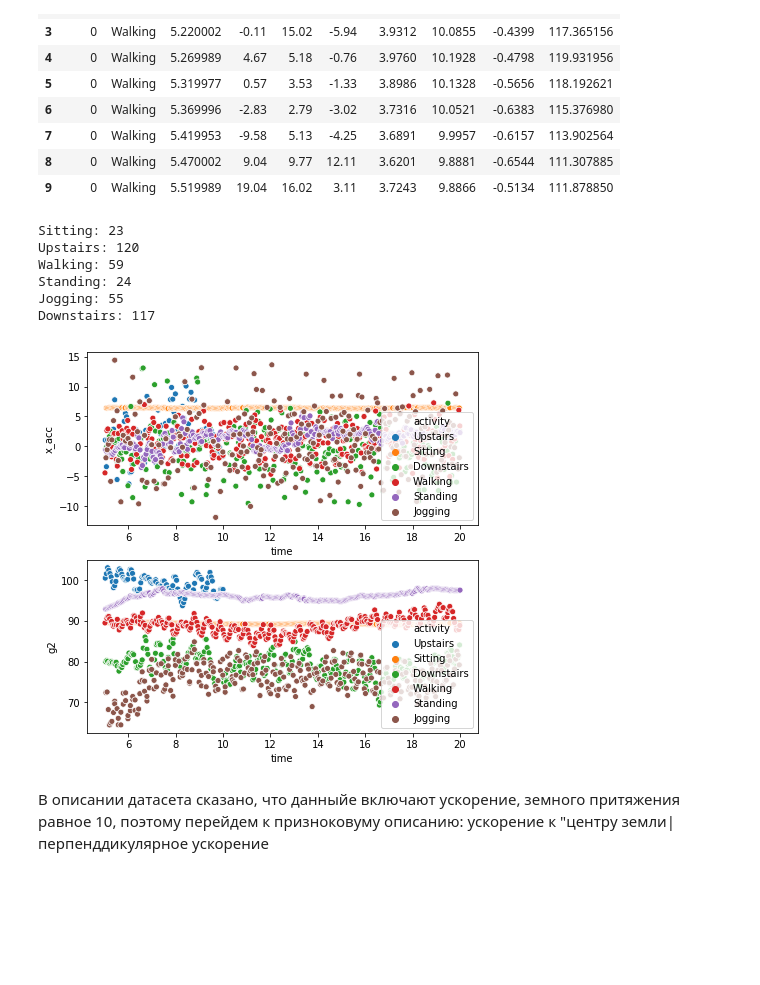
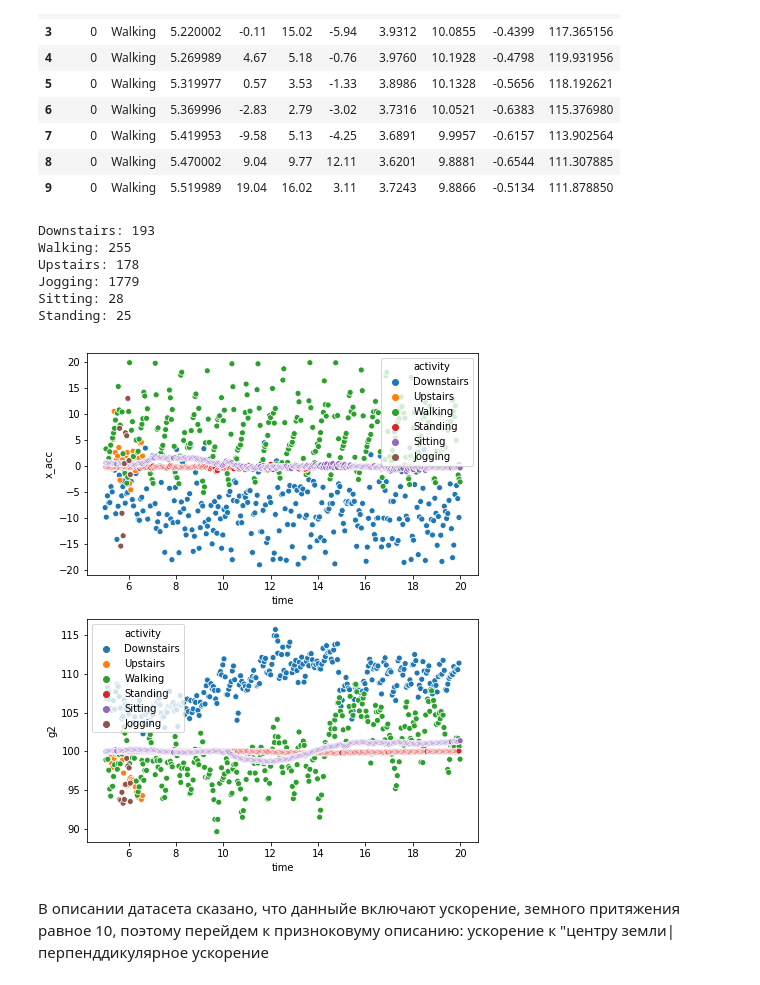
Before and after one commit to norrilsk/str_sht, a Jupyter notebook: Accelerometr.ipynb, the cells around one changed output. Drawn from its saved outputs; the diff is of its cells as text; code cells hidden in the pictures; blank space fills up the shorter version.

```diff
--- a/Accelerometr.ipynb
+++ b/Accelerometr.ipynb
@@ -101,7 +101,7 @@ az_arr = []
 
 for row in row_data.values:
     delta = row[2] - last if ( last is not None) else None
-    if user != row[0] or activity != row[1] or (delta and delta < 0.25):
+    if user != row[0] or activity != row[1] or (delta and delta > 0.25*10**9):
         if next_track:
             track += 1
         activity = row[1]
@@ -126,7 +126,7 @@ for row in row_data.values:
         data_dict['avy_acc'].append(ay)
         data_dict['avz_acc'].append(az)
         data_dict['g2'].append(ax**2 + ay**2 + az**2)
-        last = data_dict['time'][-1]
+    last = row[2]
     ax_arr.append(row[3])
     ay_arr.append(row[4])
     az_arr.append(row[5])
@@ -151,28 +151,28 @@ num_tacks = track
 for key, value in traks_by_type.items():
     print('%s: %i'%(key, len(value)))
 # %% [output]
-Sitting: 23
-Upstairs: 120
-Walking: 59
-Standing: 24
-Jogging: 55
-Downstairs: 117
+Downstairs: 193
+Walking: 255
+Upstairs: 178
+Jogging: 1779
+Sitting: 28
+Standing: 25
 # %%
 tr_ids = [random.choice(x) for x in  traks_by_type.values()]
 
-f, axes = plt.subplots(2, 1, figsize=(7, 7))
+f, axes = plt.subplots(2, 1, figsize=(7, 9))
 
 sns.scatterplot(x="time", y="x_acc", hue="activity",
                 data=data[data.track.apply(lambda v: v in tr_ids) & (data.time < 20)],
                 ax=axes[0])
 
 sns.scatterplot(x="time", y="g2", hue="activity",
                 data=data[data.track.apply(lambda v: v in tr_ids) & (data.time < 20)],
                 ax=axes[1])
 
 plt.show()
 # %% [output]
-[figure, old version]
+[figure, new version]
 # %% [markdown]
 В описании датасета сказано, что данныйе включают ускорение, земного притяжения равное 10, поэтому перейдем к призноковуму описанию: ускорение к "центру земли| перпенддикулярное ускорение
 # %%
```
Also changed, not shown: parts of 6 cells of this notebook.
